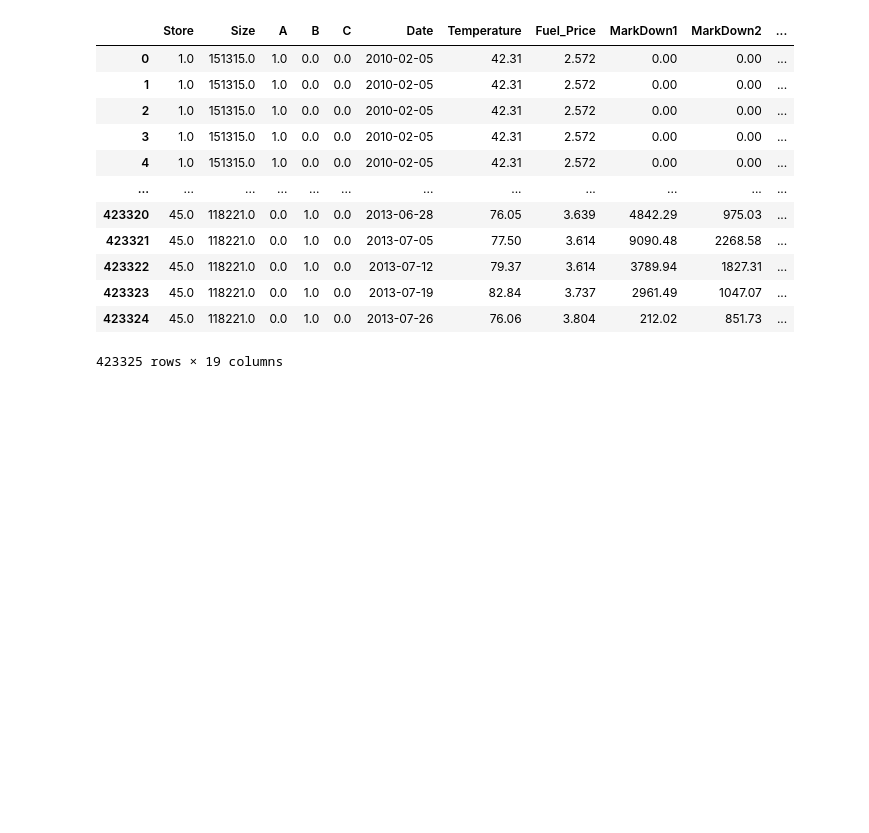
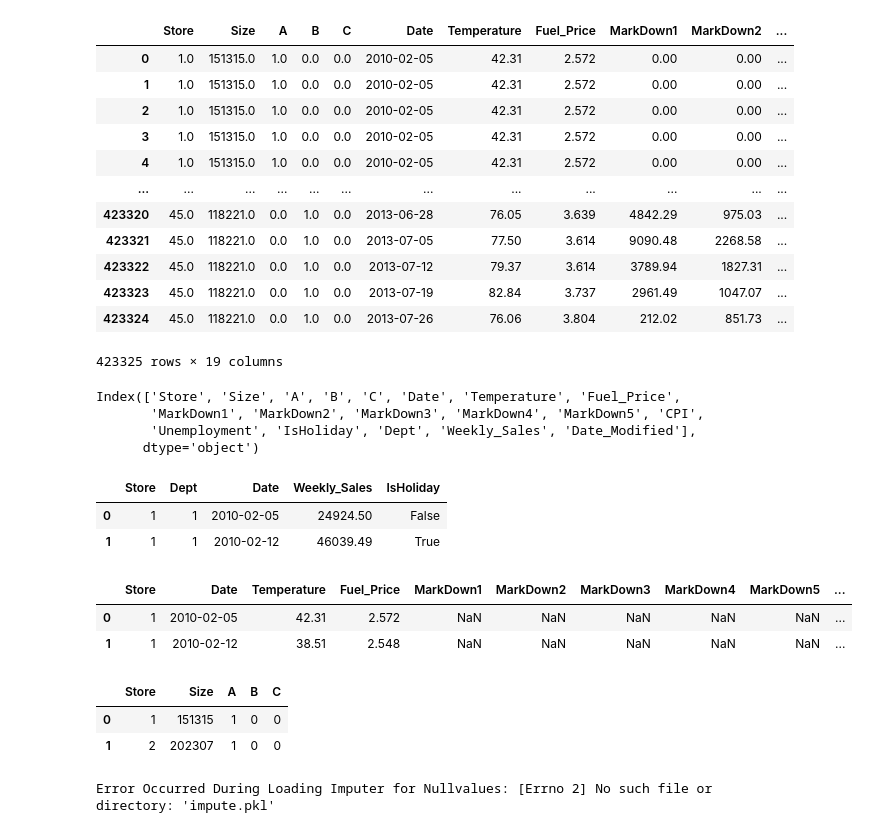
Before and after one commit to sushantkas/store_optimization, a Jupyter notebook: data_EDA.ipynb, the cells around one changed output. Cells and saved outputs as stored; diff of their text form; code cells hidden in the pictures; blank space fills up the shorter version.

```diff
--- a/data_EDA.ipynb
+++ b/data_EDA.ipynb
@@ -759,3 +772,32 @@ feature_store_sales
 | 423323 | 45.0 | 118221.0 | 0.0 | 1.0 | 0.0 | 2013-07-19 | 82.84 | 3.737 | 2961.49 | 1047.07 | ... |
 | 423324 | 45.0 | 118221.0 | 0.0 | 1.0 | 0.0 | 2013-07-26 | 76.06 | 3.804 | 212.02 | 851.73 | ... |
 423325 rows × 19 columns
+# %%
+feature_store_sales.columns
+# %% [output]
+Index(['Store', 'Size', 'A', 'B', 'C', 'Date', 'Temperature', 'Fuel_Price',
+       'MarkDown1', 'MarkDown2', 'MarkDown3', 'MarkDown4', 'MarkDown5', 'CPI',
+       'Unemployment', 'IsHoliday', 'Dept', 'Weekly_Sales', 'Date_Modified'],
+      dtype='object')
+# %%
+sales.head(2)
+# %% [output]
+|  | Store | Dept | Date | Weekly_Sales | IsHoliday |
+| 0 | 1 | 1 | 2010-02-05 | 24924.50 | False |
+| 1 | 1 | 1 | 2010-02-12 | 46039.49 | True |
+# %%
+feature.head(2)
+# %% [output]
+|  | Store | Date | Temperature | Fuel_Price | MarkDown1 | MarkDown2 | MarkDown3 | MarkDown4 | MarkDown5 | ... |
+| 0 | 1 | 2010-02-05 | 42.31 | 2.572 | NaN | NaN | NaN | NaN | NaN | ... |
+| 1 | 1 | 2010-02-12 | 38.51 | 2.548 | NaN | NaN | NaN | NaN | NaN | ... |
+# %%
+store.head(2)
+# %% [output]
+|  | Store | Size | A | B | C |
+| 0 | 1 | 151315 | 1 | 0 | 0 |
+| 1 | 2 | 202307 | 1 | 0 | 0 |
+# %%
+data=preprocessing_eda.preprocessing_data(feature,store,sales)
+# %% [output]
+Error Occurred During Loading Imputer for Nullvalues: [Errno 2] No such file or directory: 'impute.pkl'
```
Also changed, not shown: parts of 4 cells of this notebook, 2 other files.
